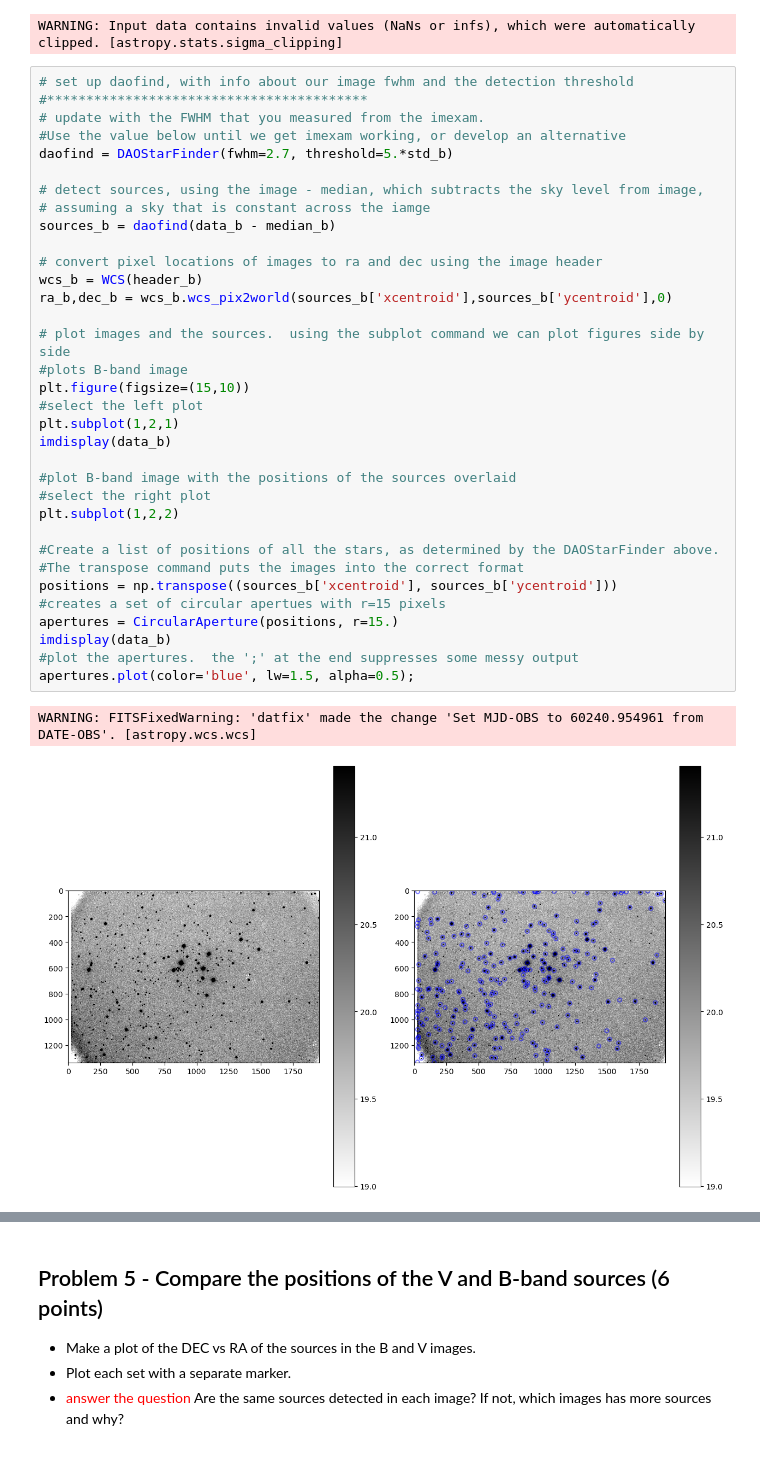
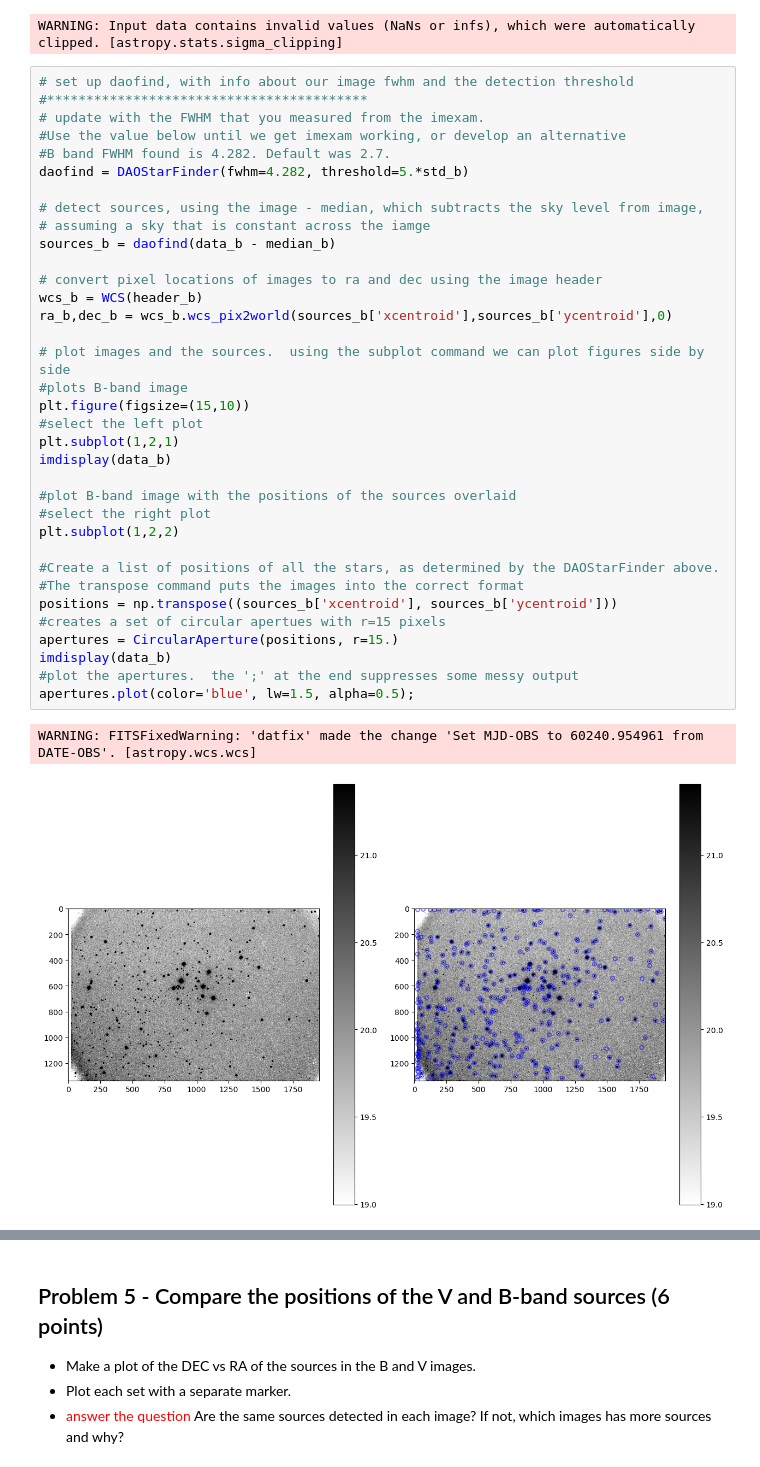
Before and after one commit to c782j789/Reductionproject_student, a Jupyter notebook: cluster_photometry_student.ipynb, the cells around one changed output, grey strips where cells are left out. Cells and saved outputs as stored; diff of their text form.

```diff
--- a/cluster_photometry_student.ipynb
+++ b/cluster_photometry_student.ipynb
@@ -427,35 +433,36 @@ WARNING: Input data contains invalid values (NaNs or infs), which were automatic
 #*****************************************
 # update with the FWHM that you measured from the imexam.
 #Use the value below until we get imexam working, or develop an alternative
-daofind = DAOStarFinder(fwhm=2.7, threshold=5.*std_b)
+#B band FWHM found is 4.282. Default was 2.7.
+daofind = DAOStarFinder(fwhm=4.282, threshold=5.*std_b)
 
 # detect sources, using the image - median, which subtracts the sky level from image,
 # assuming a sky that is constant across the iamge
 sources_b = daofind(data_b - median_b)
 
 # convert pixel locations of images to ra and dec using the image header
 wcs_b = WCS(header_b)
 ra_b,dec_b = wcs_b.wcs_pix2world(sources_b['xcentroid'],sources_b['ycentroid'],0)
 
 # plot images and the sources.  using the subplot command we can plot figures side by side
 #plots B-band image
 plt.figure(figsize=(15,10))
 #select the left plot
 plt.subplot(1,2,1)
 imdisplay(data_b)
 
 #plot B-band image with the positions of the sources overlaid
 #select the right plot
 plt.subplot(1,2,2)
 
 #Create a list of positions of all the stars, as determined by the DAOStarFinder above.
 #The transpose command puts the images into the correct format
 positions = np.transpose((sources_b['xcentroid'], sources_b['ycentroid']))
 #creates a set of circular apertues with r=15 pixels
 apertures = CircularAperture(positions, r=15.)
 imdisplay(data_b)
 #plot the apertures.  the ';' at the end suppresses some messy output
 apertures.plot(color='blue', lw=1.5, alpha=0.5);
 # %% [output]
 WARNING: FITSFixedWarning: 'datfix' made the change 'Set MJD-OBS to 60240.954961 from DATE-OBS'. [astropy.wcs.wcs]
-[figure, old version]
+[figure, new version]
```
Also changed, not shown: parts of 4 cells of this notebook.
